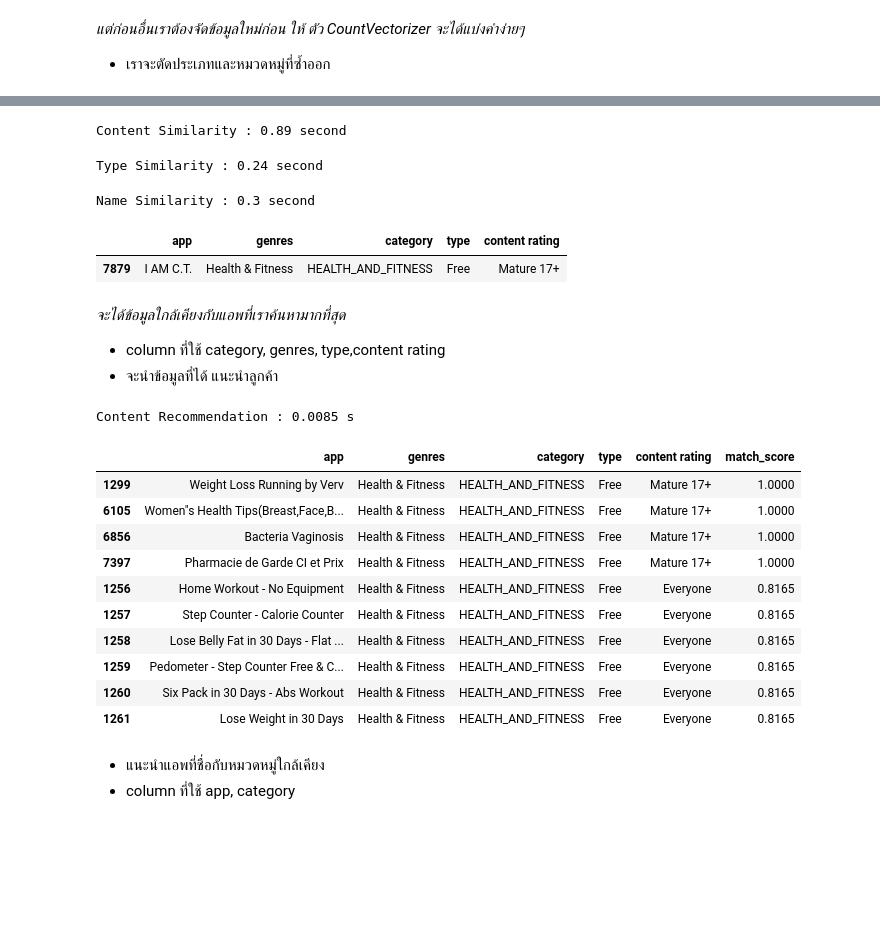
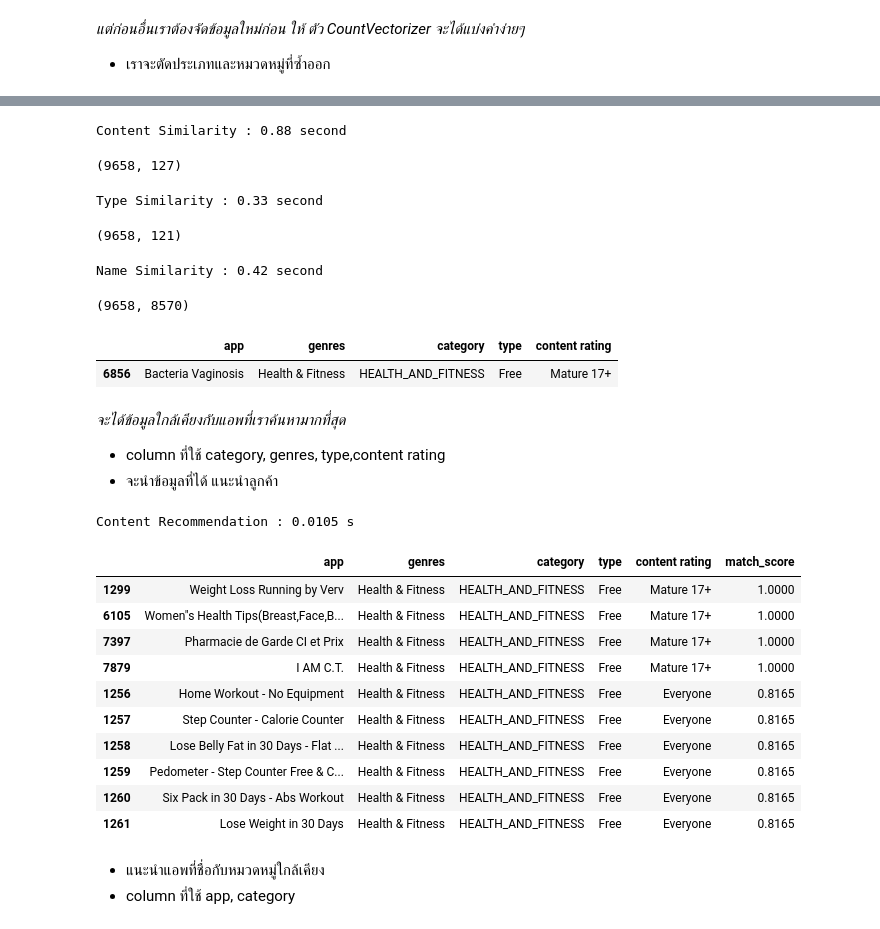
Before and after one commit to king-glitch/cs-434, a Jupyter notebook: index.ipynb, the cells around one changed output, grey strips where cells are left out. Cells and saved outputs as stored; diff of their text form; code cells hidden in the pictures; blank space fills up the shorter version.

```diff
--- a/index.ipynb
+++ b/index.ipynb
@@ -444,37 +444,40 @@ dtype: object
 # %%
 # สร้างตัว matrix สำหรับ content ที่ใช้สำหรับข้อมูลที่คล้ายๆกัน
 time_start = time.time()
-cosine_similarity
 content_count_matrix = count_vectorizer.fit_transform(describe)
 content_cosine_sim = cosine_similarity(
     content_count_matrix, content_count_matrix)
-content_count_matrix.shape
 time_end = time.time()
 print(f"Content Similarity : {round(time_end - time_start, 2)} second")
+content_count_matrix.shape
 # %% [output]
-Content Similarity : 0.89 second
+Content Similarity : 0.88 second
+(9658, 127)
 # %%
 # สร้างตัว matrix สำหรับ content ที่คล้ายแกัน โดยไม่สนว่าจ่ายเงินหรือไม่จ่าย
 time_start = time.time()
 type_count_matrix = tfidf_vectorizer.fit_transform((df['genres'].replace(
     to_replace='(;|&| +)', value=' ', regex=True)+';' + df['category']).apply(lambda x: construct_content(x)))
 type_cosine_sim = linear_kernel(type_count_matrix, type_count_matrix)
-type_count_matrix.shape
 time_end = time.time()
 print(f"Type Similarity : {round(time_end - time_start, 2)} second")
+type_count_matrix.shape
 # %% [output]
-Type Similarity : 0.24 second
+Type Similarity : 0.33 second
+(9658, 121)
 # %%
 # สร้างตัว matrix สำหรับ ชื่อแอพที่คล้ายๆ กีน
 time_start = time.time()
 name_count_matrix = tfidf_vectorizer.fit_transform(
-    (df['category']+';' + df['app']))
+    (df['genres'].replace(
+        to_replace='(;|&| +)', value=' ', regex=True)+';' + df['app']))
 name_cosine_sim = linear_kernel(name_count_matrix, name_count_matrix)
-name_count_matrix.shape
 time_end = time.time()
 print(f"Name Similarity : {round(time_end - time_start, 2)} second")
+name_count_matrix.shape
 # %% [output]
-Name Similarity : 0.3 second
+Name Similarity : 0.42 second
+(9658, 8570)
 # %%
 class Recommendations:
     def __init__(self, name: str, amount: int = 10):
@@ -524,13 +527,13 @@ class Recommendations:
         return df.loc[df['app'] == self.name, ['app', 'genres', 'category', 'type', 'content rating']]
 # %%
 # construct ข้อมูลแอพ จากชื่อที่ให้ไป
-recommend = Recommendations('I AM C.T.')
+recommend = Recommendations('Bacteria Vaginosis')
 
 # แสดงข้อมูลแอพที่ใกล้เคียงกับชื่อมากที่สุดมาแสดง
 recommend.get_app_detail()
 # %% [output]
 |  | app | genres | category | type | content rating |
-| 7879 | I AM C.T. | Health & Fitness | HEALTH_AND_FITNESS | Free | Mature 17+ |
+| 6856 | Bacteria Vaginosis | Health & Fitness | HEALTH_AND_FITNESS | Free | Mature 17+ |
 # %% [markdown]
 *จะได้ข้อมูลใกล้เคียงกับแอพที่เราค้นหามากที่สุด*
 - column ที่ใช้ category, genres, type,content rating
@@ -542,15 +545,15 @@ time_end = time.time()
 
 print(f"Content Recommendation : {round(time_end - time_start, 4)} s")
 # %% [output]
-Content Recommendation : 0.0085 s
+Content Recommendation : 0.0105 s
 # %%
 recommendation
 # %% [output]
 |  | app | genres | category | type | content rating | match_score |
 | 1299 | Weight Loss Running by Verv | Health & Fitness | HEALTH_AND_FITNESS | Free | Mature 17+ | 1.0000 |
 | 6105 | Women"s Health Tips(Breast,Face,B... | Health & Fitness | HEALTH_AND_FITNESS | Free | Mature 17+ | 1.0000 |
-| 6856 | Bacteria Vaginosis | Health & Fitness | HEALTH_AND_FITNESS | Free | Mature 17+ | 1.0000 |
 | 7397 | Pharmacie de Garde CI et Prix | Health & Fitness | HEALTH_AND_FITNESS | Free | Mature 17+ | 1.0000 |
+| 7879 | I AM C.T. | Health & Fitness | HEALTH_AND_FITNESS | Free | Mature 17+ | 1.0000 |
 | 1256 | Home Workout - No Equipment | Health & Fitness | HEALTH_AND_FITNESS | Free | Everyone | 0.8165 |
 | 1257 | Step Counter - Calorie Counter | Health & Fitness | HEALTH_AND_FITNESS | Free | Everyone | 0.8165 |
 | 1258 | Lose Belly Fat in 30 Days - Flat ... | Health & Fitness | HEALTH_AND_FITNESS | Free | Everyone | 0.8165 |
```
Also changed, not shown: parts of 11 cells of this notebook, 2 other files.
